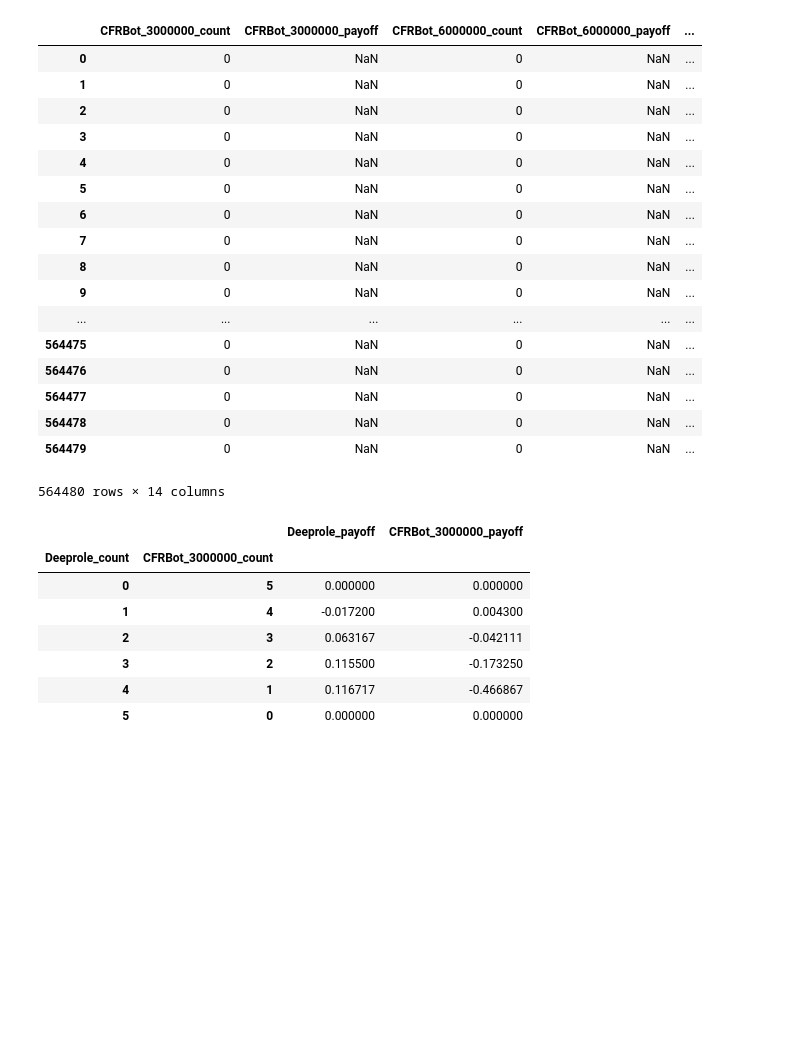
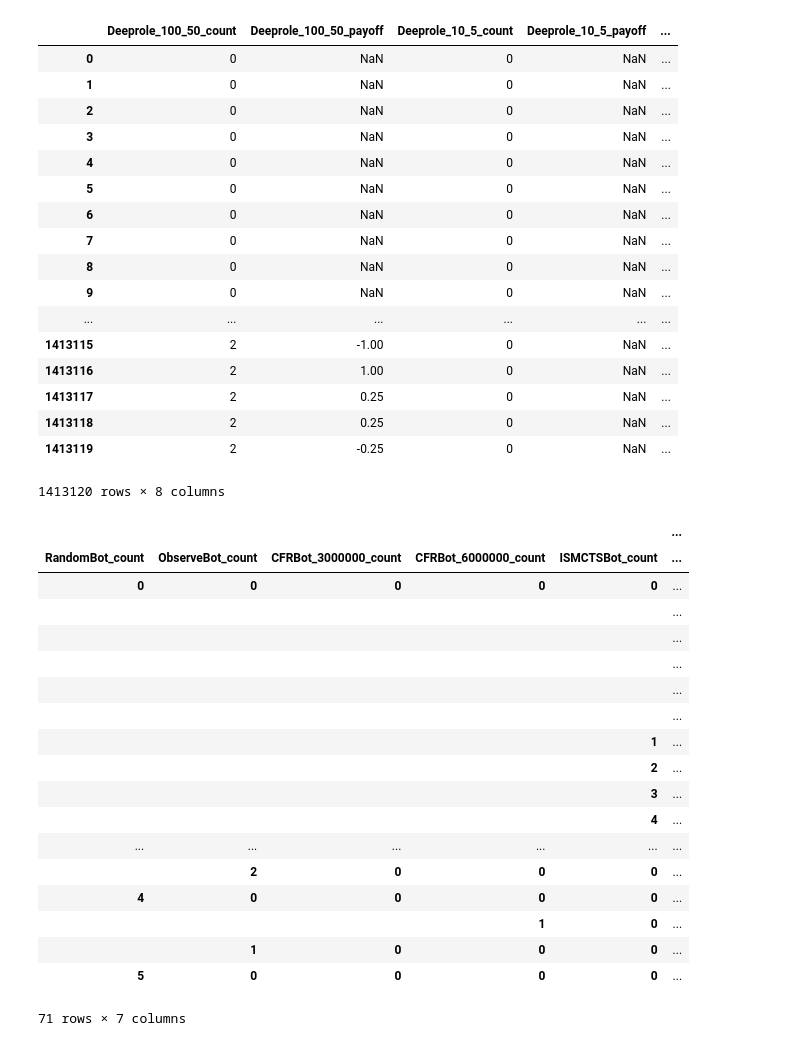
Before and after one commit to Detry322/avalon-bot, a Jupyter notebook: battlefield/Nash Insights.ipynb, the cells around one changed output. Saved outputs shown, nothing was run; the diff lists cells and outputs as text; code cells hidden in the pictures; blank space fills up the shorter version.

Commit message:
Add count program

```diff
--- a/battlefield/Nash Insights.ipynb
+++ b/battlefield/Nash Insights.ipynb
@@ -13,7 +13,12 @@ import swifter
 import functools
 from scipy.special import comb
 
-BOTS = ['RandomBot', 'ObserveBot', 'CFRBot_3000000', 'CFRBot_6000000', 'ISMCTSBot', 'MOISMCTSBot', 'Deeprole']
+BOTS = [
+    'RandomBot', 'ObserveBot', 'CFRBot_3000000', 'CFRBot_6000000', 'ISMCTSBot', 'MOISMCTSBot', 'Deeprole',
+    'Deeprole_3_1', 'Deeprole_10_5', 'Deeprole_30_15', 'Deeprole_100_50',
+    'Deeprole_100_0', 'Deeprole_100_25', 'Deeprole_100_75'
+]
+# BOTS = ['Deeprole_3_1', 'Deeprole_10_5', 'Deeprole_30_15', 'Deeprole_100_50']
 NUM_PLAYERS = 5
 # %%
 def load_dataframes():
@@ -62,7 +74,7 @@ Deeprole
 # %%
 GROUPED_GAMES
 # %% [output]
-|  | CFRBot_3000000_count | CFRBot_3000000_payoff | CFRBot_6000000_count | CFRBot_6000000_payoff | ... |
+|  | Deeprole_100_50_count | Deeprole_100_50_payoff | Deeprole_10_5_count | Deeprole_10_5_payoff | ... |
 | 0 | 0 | NaN | 0 | NaN | ... |
 | 1 | 0 | NaN | 0 | NaN | ... |
 | 2 | 0 | NaN | 0 | NaN | ... |
@@ -74,42 +86,55 @@ GROUPED_GAMES
 | 8 | 0 | NaN | 0 | NaN | ... |
 | 9 | 0 | NaN | 0 | NaN | ... |
 | ... | ... | ... | ... | ... | ... |
-| 564475 | 0 | NaN | 0 | NaN | ... |
-| 564476 | 0 | NaN | 0 | NaN | ... |
-| 564477 | 0 | NaN | 0 | NaN | ... |
-| 564478 | 0 | NaN | 0 | NaN | ... |
-| 564479 | 0 | NaN | 0 | NaN | ... |
+| 1413115 | 2 | -1.00 | 0 | NaN | ... |
+| 1413116 | 2 | 1.00 | 0 | NaN | ... |
+| 1413117 | 2 | 0.25 | 0 | NaN | ... |
+| 1413118 | 2 | 0.25 | 0 | NaN | ... |
+| 1413119 | 2 | -0.25 | 0 | NaN | ... |
-564480 rows × 14 columns
+1413120 rows × 8 columns
 # %%
 PAYOFF_TABLE = GROUPED_GAMES.groupby(['{}_count'.format(bot) for bot in BOTS]).mean()
 PAYOFF_TABLE = PAYOFF_TABLE[['{}_payoff'.format(bot) for bot in BOTS]].fillna(0.0)
 import functools
 
 def get_payoff_table(big_table, bots):
     index_reset = big_table.reset_index()
     filtered = index_reset[['{}_count'.format(bot) for bot in bots] + ['{}_payoff'.format(bot) for bot in bots]]
     criteria = [filtered['{}_count'.format(bot)] != 0 for bot in bots]
     new_criter = functools.reduce(lambda a,b: a | b, criteria)
     bot_sum = functools.reduce(lambda a,b: a + b, [filtered['{}_count'.format(bot)] for bot in bots])
 
     return filtered[new_criter & (bot_sum == NUM_PLAYERS)].groupby(['{}_count'.format(bot) for bot in bots]).mean()
 
 
-DEEPROLE_PAYOFFS = {
-    bot: get_payoff_table(PAYOFF_TABLE, ['Deeprole', bot])
-    for bot in BOTS if bot != 'Deeprole'
-}
+table = get_payoff_table(PAYOFF_TABLE, BOTS)
+table
+# DEEPROLE_PAYOFFS = {
+#     bot: get_payoff_table(PAYOFF_TABLE, ['Deeprole', bot])
+#     for bot in BOTS if bot != 'Deeprole'
+# }
 
-DEEPROLE_PAYOFFS['CFRBot_3000000']
+# DEEPROLE_PAYOFFS['CFRBot_3000000']
 # %% [output]
-|  |  | Deeprole_payoff | CFRBot_3000000_payoff |
-| Deeprole_count | CFRBot_3000000_count |  |  |
-| 0 | 5 | 0.000000 | 0.000000 |
-| 1 | 4 | -0.017200 | 0.004300 |
-| 2 | 3 | 0.063167 | -0.042111 |
-| 3 | 2 | 0.115500 | -0.173250 |
-| 4 | 1 | 0.116717 | -0.466867 |
-| 5 | 0 | 0.000000 | 0.000000 |
+|  |  |  |  |  | ... |
+| RandomBot_count | ObserveBot_count | CFRBot_3000000_count | CFRBot_6000000_count | ISMCTSBot_count | ... |
+| 0 | 0 | 0 | 0 | 0 | ... |
+|  |  |  |  |  | ... |
+|  |  |  |  |  | ... |
+|  |  |  |  |  | ... |
+|  |  |  |  |  | ... |
+|  |  |  |  |  | ... |
+|  |  |  |  | 1 | ... |
+|  |  |  |  | 2 | ... |
+|  |  |  |  | 3 | ... |
+|  |  |  |  | 4 | ... |
+| ... | ... | ... | ... | ... | ... |
+|  | 2 | 0 | 0 | 0 | ... |
+| 4 | 0 | 0 | 0 | 0 | ... |
+|  |  |  | 1 | 0 | ... |
+|  | 1 | 0 | 0 | 0 | ... |
+| 5 | 0 | 0 | 0 | 0 | ... |
+71 rows × 7 columns
 # %%
 def scipy_multinomial(params):
     if len(params) == 1:
```
Also changed, not shown: parts of 8 cells of this notebook, 2 other files.
